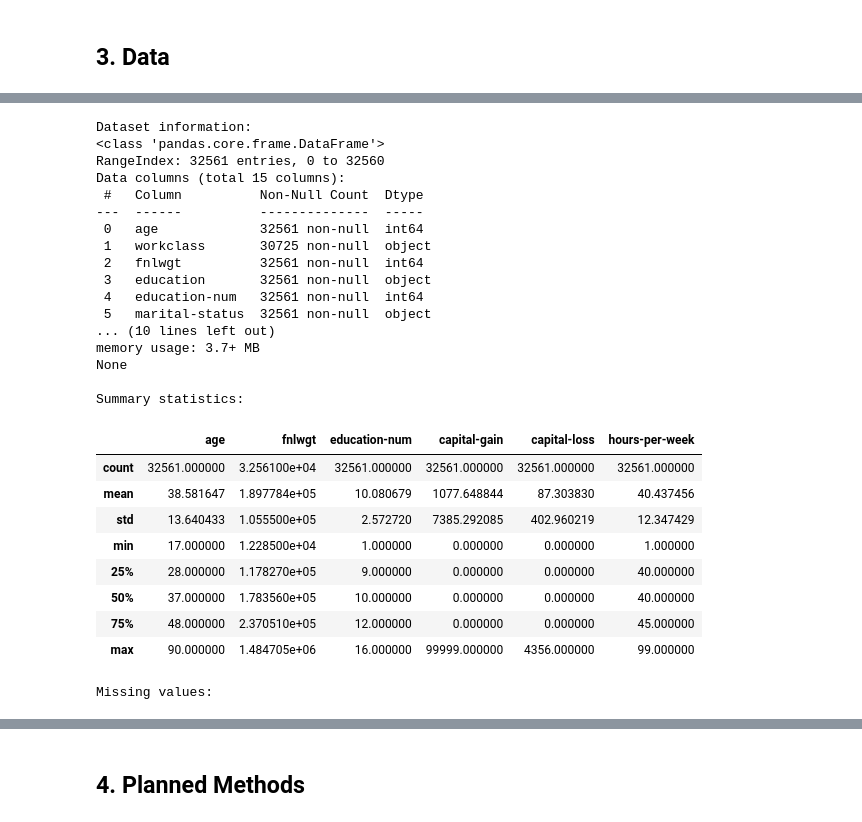
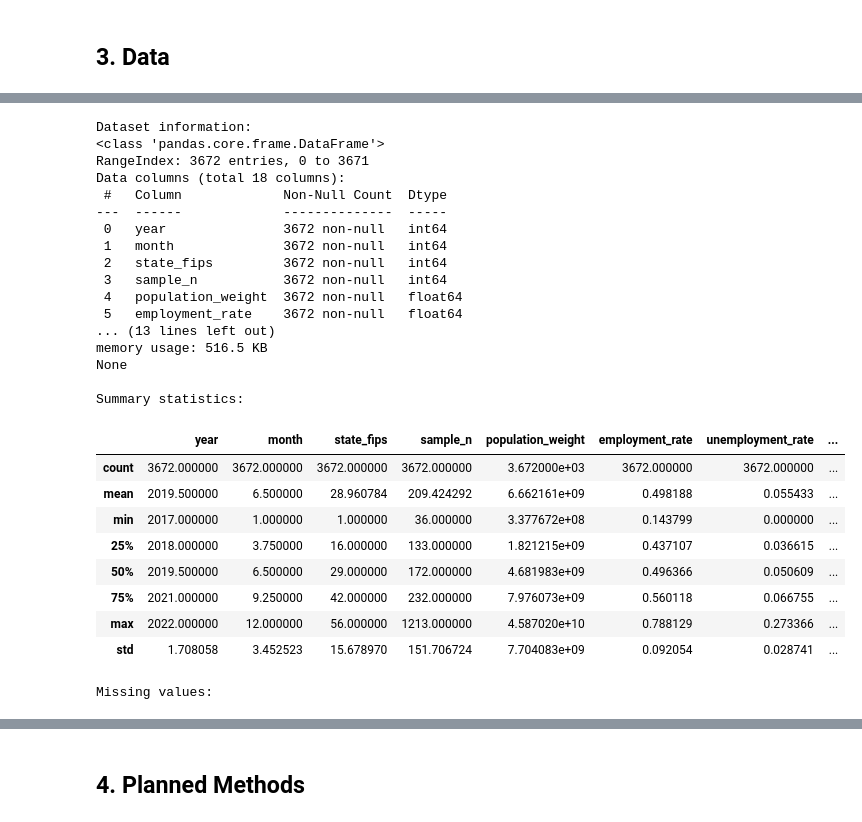
Before and after one commit to firrm/DAI, a Jupyter notebook: mission/proposals_st26/group_o_proposal.ipynb, the cells around one changed output, grey strips where cells are left out. Drawn from its saved outputs; the diff is of its cells as text; code cells hidden in the pictures.

```diff
--- a/mission/proposals_st26/group_o_proposal.ipynb
+++ b/mission/proposals_st26/group_o_proposal.ipynb
@@ -70,34 +76,17 @@ This notebook is your team's mission proposal. Fill in every section before subm
 # %%
-# Data loading & first inspection
-# ── replace with your own code ──────────────────────────────────────────
+# Data loading & first inspection — CPS Minimum-Wage State-Month Panel
 import pandas as pd
 import numpy as np
 
-column_names = [
-    "age",
-    "workclass",
-    "fnlwgt",
-    "education",
-    "education-num",
-    "marital-status",
-    "occupation",
-    "relationship",
-    "race",
-    "sex",
-    "capital-gain",
-    "capital-loss",
-    "hours-per-week",
-    "native-country",
-    "income",
-]
+# Path to the processed panel (adjust if your working directory differs)
+PANEL_PATH = "../../cps_minimum_wage_colleague_package/datasets/processed/cps_state_month_panel.csv"
 
-url = "https://archive.ics.uci.edu/ml/machine-learning-databases/adult/adult.data"
-
-df = pd.read_csv(
-    url, header=None, names=column_names, na_values="?", skipinitialspace=True
-)
+df = pd.read_csv(PANEL_PATH, parse_dates=["date"])
 
 print("Shape of dataset:", df.shape)
+print("Period:", df["date"].min(), "to", df["date"].max())
+print("Geographic units:", df["state_fips"].nunique())
+print("Months per unit (balanced?):", df.groupby("state_fips").size().unique())
 
 display(df.head())
 
@@ -107,11 +96,12 @@ print(df.info())
 print("\nSummary statistics:")
 display(df.describe())
 
-
+print("\nMissing values:")
 missing_table = pd.DataFrame(
     {"missing_count": df.isna().sum(), "missing_share": df.isna().mean()}
 ).sort_values("missing_share", ascending=False)
+display(missing_table)
 
-print("\nMissing values:")
-display(missing_table)
+print("\nNumber of observed minimum-wage increases:", df["wage_change"].sum())
+print("\nUnique minimum wage values:", sorted(df["minimum_wage"].unique()))
 # %% [output]
@@ -125,28 +118,28 @@ Shape of dataset: (32561, 15)
 Dataset information:
 <class 'pandas.core.frame.DataFrame'>
-RangeIndex: 32561 entries, 0 to 32560
-Data columns (total 15 columns):
- #   Column          Non-Null Count  Dtype
----  ------          --------------  -----
- 0   age             32561 non-null  int64
- 1   workclass       30725 non-null  object
- 2   fnlwgt          32561 non-null  int64
- 3   education       32561 non-null  object
- 4   education-num   32561 non-null  int64
- 5   marital-status  32561 non-null  object
-... (10 lines left out)
-memory usage: 3.7+ MB
+RangeIndex: 3672 entries, 0 to 3671
+Data columns (total 18 columns):
+ #   Column             Non-Null Count  Dtype
+---  ------             --------------  -----
+ 0   year               3672 non-null   int64
+ 1   month              3672 non-null   int64
+ 2   state_fips         3672 non-null   int64
+ 3   sample_n           3672 non-null   int64
+ 4   population_weight  3672 non-null   float64
+ 5   employment_rate    3672 non-null   float64
+... (13 lines left out)
+memory usage: 516.5 KB
 None
 
 Summary statistics:
-|  | age | fnlwgt | education-num | capital-gain | capital-loss | hours-per-week |
-| count | 32561.000000 | 3.256100e+04 | 32561.000000 | 32561.000000 | 32561.000000 | 32561.000000 |
-| mean | 38.581647 | 1.897784e+05 | 10.080679 | 1077.648844 | 87.303830 | 40.437456 |
-| std | 13.640433 | 1.055500e+05 | 2.572720 | 7385.292085 | 402.960219 | 12.347429 |
-| min | 17.000000 | 1.228500e+04 | 1.000000 | 0.000000 | 0.000000 | 1.000000 |
-| 25% | 28.000000 | 1.178270e+05 | 9.000000 | 0.000000 | 0.000000 | 40.000000 |
-| 50% | 37.000000 | 1.783560e+05 | 10.000000 | 0.000000 | 0.000000 | 40.000000 |
-| 75% | 48.000000 | 2.370510e+05 | 12.000000 | 0.000000 | 0.000000 | 45.000000 |
-| max | 90.000000 | 1.484705e+06 | 16.000000 | 99999.000000 | 4356.000000 | 99.000000 |
+|  | year | month | state_fips | sample_n | population_weight | employment_rate | unemployment_rate | ... |
+| count | 3672.000000 | 3672.000000 | 3672.000000 | 3672.000000 | 3.672000e+03 | 3672.000000 | 3672.000000 | ... |
+| mean | 2019.500000 | 6.500000 | 28.960784 | 209.424292 | 6.662161e+09 | 0.498188 | 0.055433 | ... |
+| min | 2017.000000 | 1.000000 | 1.000000 | 36.000000 | 3.377672e+08 | 0.143799 | 0.000000 | ... |
+| 25% | 2018.000000 | 3.750000 | 16.000000 | 133.000000 | 1.821215e+09 | 0.437107 | 0.036615 | ... |
+| 50% | 2019.500000 | 6.500000 | 29.000000 | 172.000000 | 4.681983e+09 | 0.496366 | 0.050609 | ... |
+| 75% | 2021.000000 | 9.250000 | 42.000000 | 232.000000 | 7.976073e+09 | 0.560118 | 0.066755 | ... |
+| max | 2022.000000 | 12.000000 | 56.000000 | 1213.000000 | 4.587020e+10 | 0.788129 | 0.273366 | ... |
+| std | 1.708058 | 3.452523 | 15.678970 | 151.706724 | 7.704083e+09 | 0.092054 | 0.028741 | ... |
 Missing values:
 |  | missing_count | missing_share |
```
Also changed, not shown: parts of 8 cells of this notebook.
